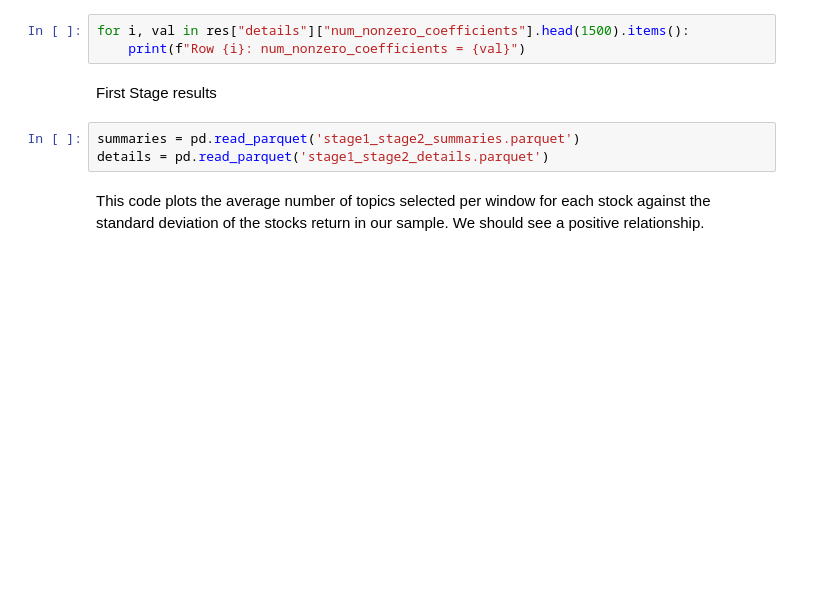
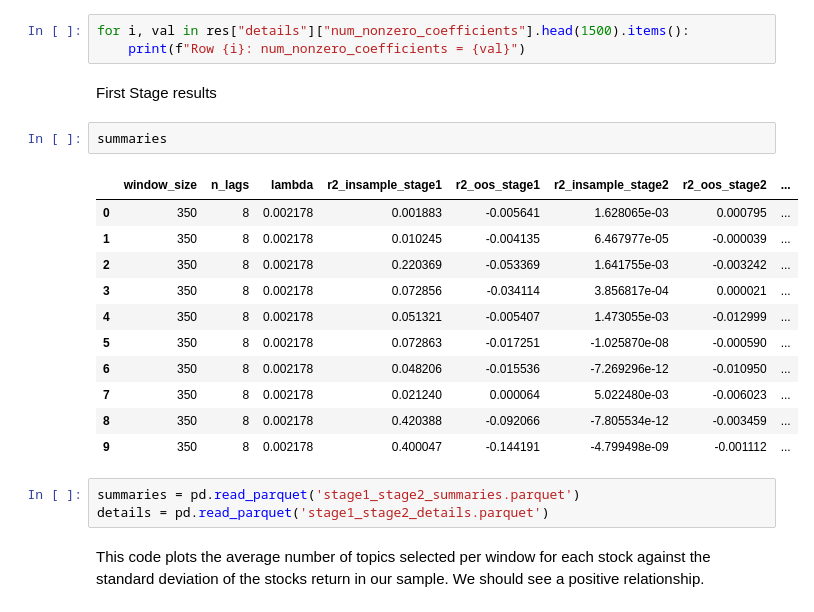
Before and after one commit to TommasoDF/Lasso_paper, a Jupyter notebook: Empirical/scripts/lasso_11_2025/tables.ipynb, the cells around one changed output. Saved outputs shown, nothing was run; the diff lists cells and outputs as text; blank space fills up the shorter version.

```diff
--- a/Empirical/scripts/lasso_11_2025/tables.ipynb
+++ b/Empirical/scripts/lasso_11_2025/tables.ipynb
@@ -478,6 +518,20 @@ for i, val in res["details"]["num_nonzero_coefficients"].head(1500).items():
     print(f"Row {i}: num_nonzero_coefficients = {val}")
 # %% [markdown]
 First Stage results
+# %%
+summaries
+# %% [output]
+|  | window_size | n_lags | lambda | r2_insample_stage1 | r2_oos_stage1 | r2_insample_stage2 | r2_oos_stage2 | ... |
+| 0 | 350 | 8 | 0.002178 | 0.001883 | -0.005641 | 1.628065e-03 | 0.000795 | ... |
+| 1 | 350 | 8 | 0.002178 | 0.010245 | -0.004135 | 6.467977e-05 | -0.000039 | ... |
+| 2 | 350 | 8 | 0.002178 | 0.220369 | -0.053369 | 1.641755e-03 | -0.003242 | ... |
+| 3 | 350 | 8 | 0.002178 | 0.072856 | -0.034114 | 3.856817e-04 | 0.000021 | ... |
+| 4 | 350 | 8 | 0.002178 | 0.051321 | -0.005407 | 1.473055e-03 | -0.012999 | ... |
+| 5 | 350 | 8 | 0.002178 | 0.072863 | -0.017251 | -1.025870e-08 | -0.000590 | ... |
+| 6 | 350 | 8 | 0.002178 | 0.048206 | -0.015536 | -7.269296e-12 | -0.010950 | ... |
+| 7 | 350 | 8 | 0.002178 | 0.021240 | 0.000064 | 5.022480e-03 | -0.006023 | ... |
+| 8 | 350 | 8 | 0.002178 | 0.420388 | -0.092066 | -7.805534e-12 | -0.003459 | ... |
+| 9 | 350 | 8 | 0.002178 | 0.400047 | -0.144191 | -4.799498e-09 | -0.001112 | ... |
 # %%
 summaries = pd.read_parquet('stage1_stage2_summaries.parquet')
 details = pd.read_parquet('stage1_stage2_details.parquet')
```
Also changed, not shown: parts of 12 cells of this notebook, 3 other files.
